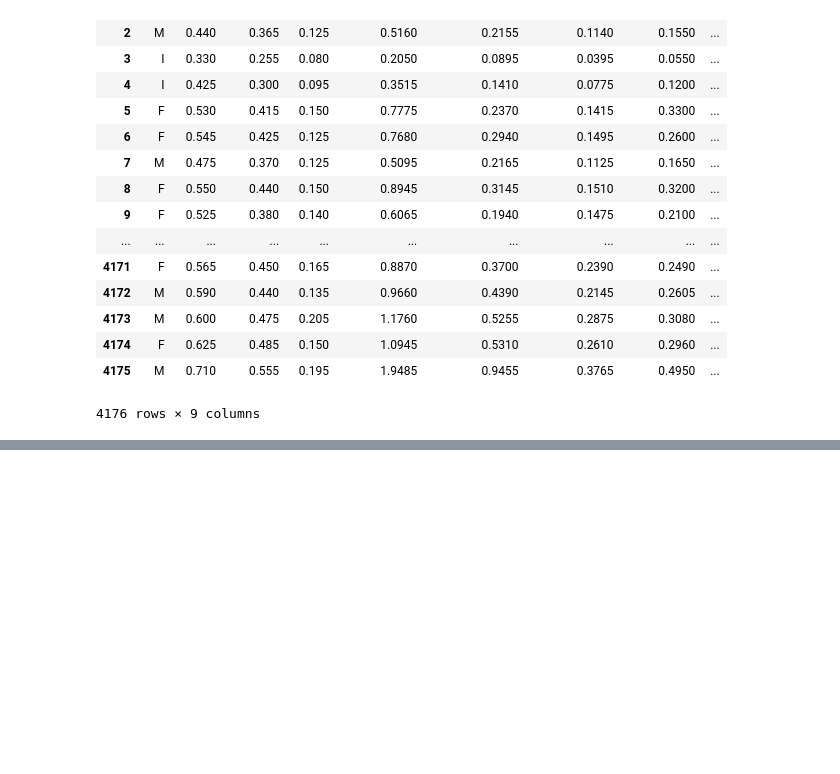
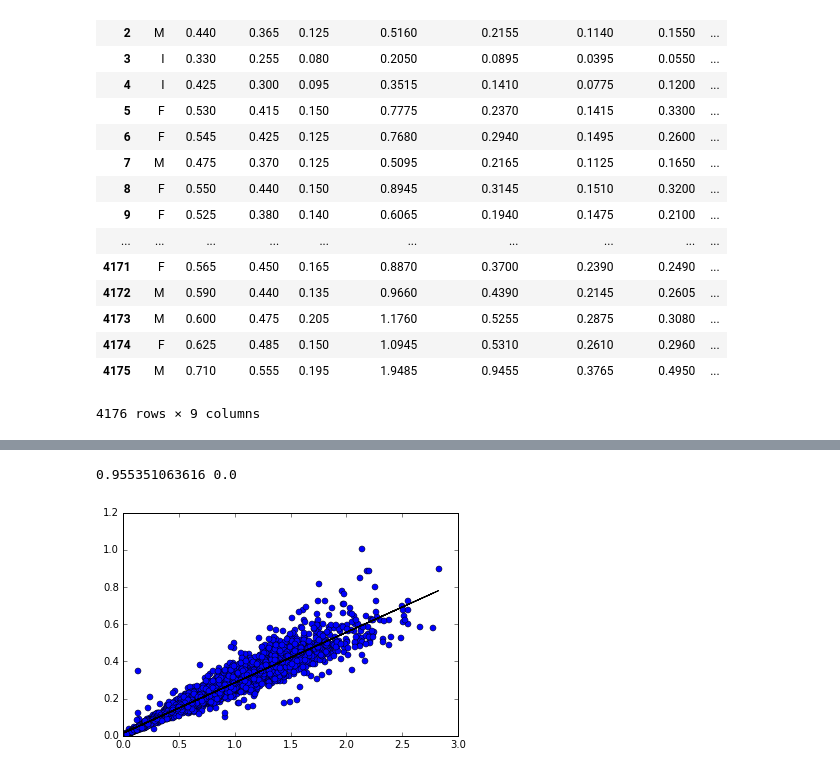
Before and after one commit to AnethemaX/datasciencefinalproj, a Jupyter notebook: Final Project.ipynb, the cells around one changed output, grey strips where cells are left out. Saved outputs shown, nothing was run; the diff lists cells and outputs as text; code cells hidden in the pictures; blank space fills up the shorter version.

```diff
--- a/Final Project.ipynb
+++ b/Final Project.ipynb
@@ -35,0 +95,13 @@ df
+# %%
+slope, intercept, r_value, p_value, slope_std_error = st.linregress(df_wweight, df_shweight)
+predict_y = intercept + slope * df_wweight
+pred_error = df_shweight - predict_y
+degrees_of_freedom = len(df_wweight) - 2
+residual_std_error = np.sqrt(np.sum(pred_error**2) / degrees_of_freedom)
+print(r_value, p_value)
+pylab.plot(df_wweight, df_shweight, 'o')
+pylab.plot(df_wweight, predict_y, 'k-')
+pylab.show()
+# %% [output]
+0.955351063616 0.0
+[figure, added]
```
Also changed, not shown: parts of 4 cells of this notebook.
